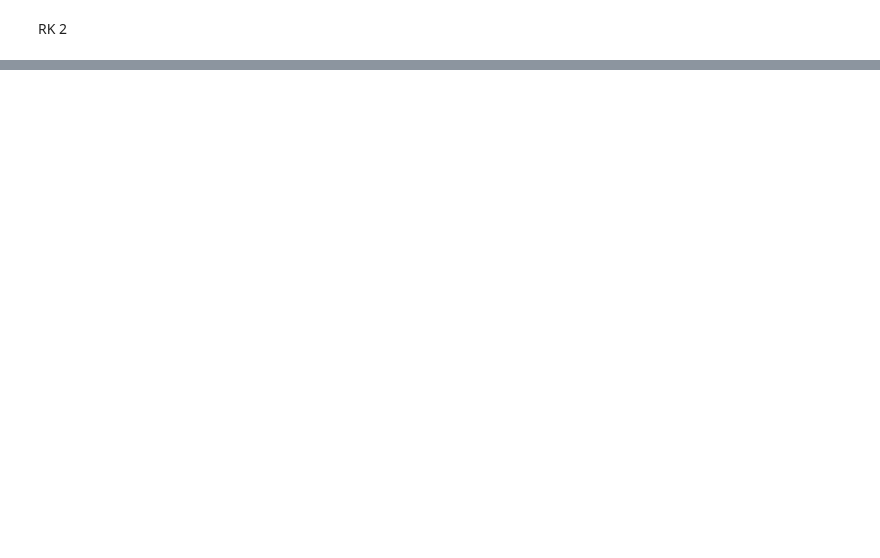
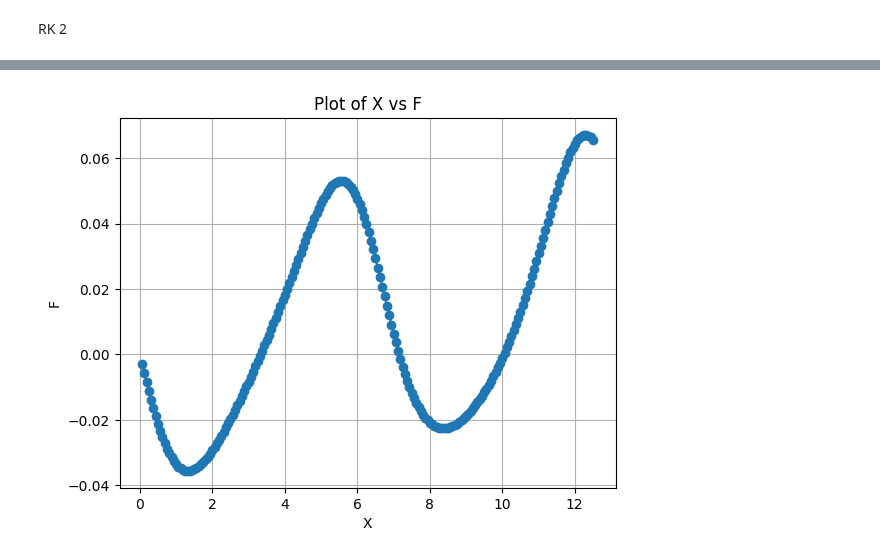
Before and after one commit to Pavankumarshinde/ComputationalPhysics, a Jupyter notebook: ODE.ipynb, the cells around one changed output, grey strips where cells are left out. Cells and saved outputs as stored; diff of their text form; code cells hidden in the pictures; blank space fills up the shorter version.

```diff
--- a/ODE.ipynb
+++ b/ODE.ipynb
@@ -66,0 +113,49 @@ for in in range (N):
+# %%
+import numpy as np
+import matplotlib.pyplot as plt
+
+# Define functions
+def p(X):
+    return np.sin(X)
+
+def q(X):
+    return 1 + 0.0 * X
+
+def s(X):
+    return X * 0  # Always returns zero array
+
+# Define parameters
+N = 200
+X = np.linspace(0, 4 * np.pi, N + 2)  # Discretized points
+delta_x = X[1] - X[0]  # Step size
+
+# Initialize arrays
+S = np.zeros(N)
+B = np.zeros(N)
+D = np.zeros((N, N))
+
+# Set boundary conditions
+B[0] = (1 / delta_x - p(X[1]) / (2 * delta_x)) * 0
+B[N - 1] = (1 / delta_x - p(X[N]) / (2 * delta_x)) * 1
+
+# Construct matrix D
+for i in range(N):
+    D[i, i] = q(X[i+1]) - 2 / (delta_x ** 2)  # Adjust indexing
+    if i < N - 1:
+        D[i, i+1] = (1 / delta_x ** 2) + p(X[i+1]) / (2 * delta_x)
+    if i > 0:
+        D[i, i-1] = (1 / delta_x ** 2) - p(X[i+1]) / (2 * delta_x)
+
+# Solve system
+Dinv = np.linalg.inv(D)
+F = np.matmul(Dinv, S - B)
+
+# Plot results
+plt.plot(X[1:-1], F, marker='o', linestyle='-')
+plt.xlabel("X")
+plt.ylabel("F")
+plt.title("Plot of X vs F")
+plt.grid(True)
+plt.show()
+# %% [output]
+[figure, added]
```
Also changed, not shown: parts of 8 cells of this notebook, 11 other files.
